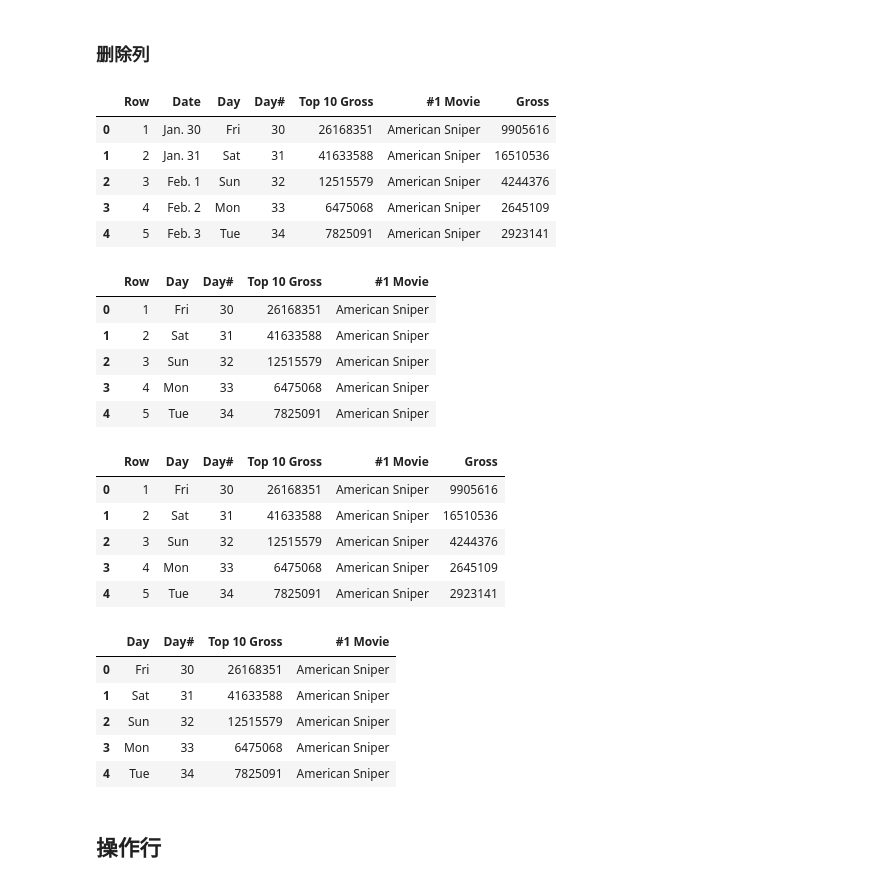
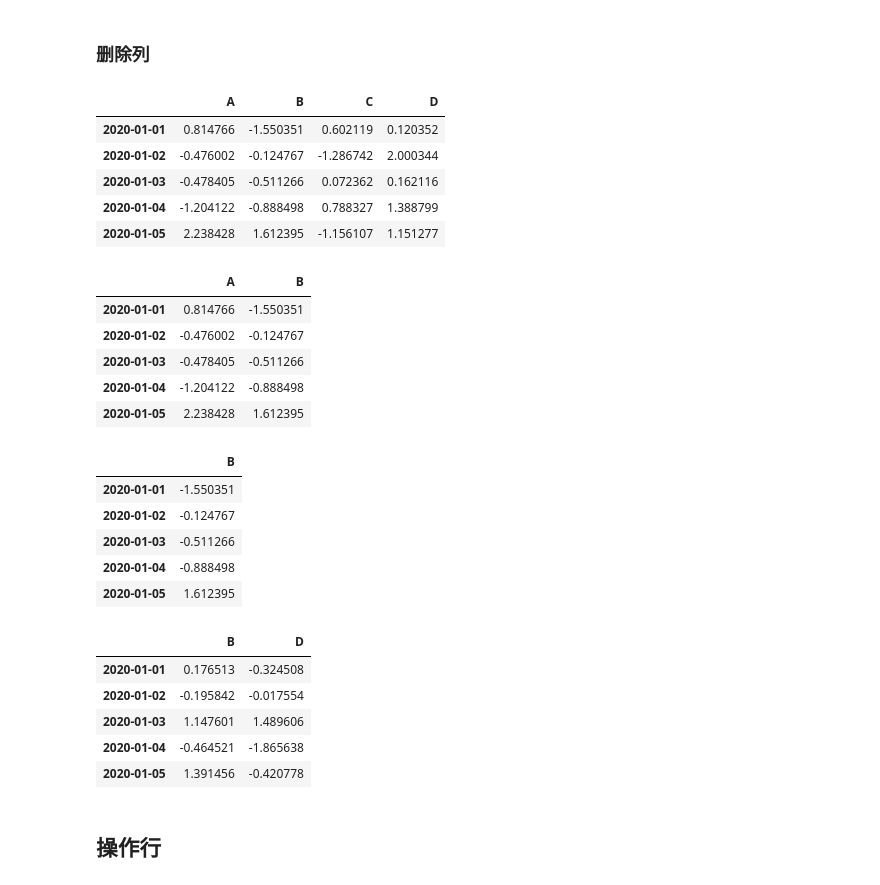
Before and after one commit to dormouse/notes, a Jupyter notebook: source/pandas/pandas_note.ipynb, the cells around one changed output. Drawn from its saved outputs; the diff is of its cells as text; code cells hidden in the pictures.

```diff
--- a/source/pandas/pandas_note.ipynb
+++ b/source/pandas/pandas_note.ipynb
@@ -1080,45 +1081,45 @@ df
 # %% [markdown]
 ### 删除列
 # %%
-df = get_movie_df()
+df = get_random_df()
 df.head()
 # %% [output]
-|  | Row | Date | Day | Day# | Top 10 Gross | #1 Movie | Gross |
-| 0 | 1 | Jan. 30 | Fri | 30 | 26168351 | American Sniper | 9905616 |
-| 1 | 2 | Jan. 31 | Sat | 31 | 41633588 | American Sniper | 16510536 |
-| 2 | 3 | Feb. 1 | Sun | 32 | 12515579 | American Sniper | 4244376 |
-| 3 | 4 | Feb. 2 | Mon | 33 | 6475068 | American Sniper | 2645109 |
-| 4 | 5 | Feb. 3 | Tue | 34 | 7825091 | American Sniper | 2923141 |
+|  | A | B | C | D |
+| 2020-01-01 | 0.814766 | -1.550351 | 0.602119 | 0.120352 |
+| 2020-01-02 | -0.476002 | -0.124767 | -1.286742 | 2.000344 |
+| 2020-01-03 | -0.478405 | -0.511266 | 0.072362 | 0.162116 |
+| 2020-01-04 | -1.204122 | -0.888498 | 0.788327 | 1.388799 |
+| 2020-01-05 | 2.238428 | 1.612395 | -1.156107 | 1.151277 |
 # %%
-df.drop(df[['Date', 'Gross']], axis=1, inplace=True)
+df.drop(df[['D', 'C']], axis=1, inplace=True)
 df.head()
 # %% [output]
-|  | Row | Day | Day# | Top 10 Gross | #1 Movie |
-| 0 | 1 | Fri | 30 | 26168351 | American Sniper |
-| 1 | 2 | Sat | 31 | 41633588 | American Sniper |
-| 2 | 3 | Sun | 32 | 12515579 | American Sniper |
-| 3 | 4 | Mon | 33 | 6475068 | American Sniper |
-| 4 | 5 | Tue | 34 | 7825091 | American Sniper |
+|  | A | B |
+| 2020-01-01 | 0.814766 | -1.550351 |
+| 2020-01-02 | -0.476002 | -0.124767 |
+| 2020-01-03 | -0.478405 | -0.511266 |
+| 2020-01-04 | -1.204122 | -0.888498 |
+| 2020-01-05 | 2.238428 | 1.612395 |
 # %%
-df = get_movie_df()
-del df['Date']
+del df['A']
 df.head()
 # %% [output]
-|  | Row | Day | Day# | Top 10 Gross | #1 Movie | Gross |
-| 0 | 1 | Fri | 30 | 26168351 | American Sniper | 9905616 |
-| 1 | 2 | Sat | 31 | 41633588 | American Sniper | 16510536 |
-| 2 | 3 | Sun | 32 | 12515579 | American Sniper | 4244376 |
-| 3 | 4 | Mon | 33 | 6475068 | American Sniper | 2645109 |
-| 4 | 5 | Tue | 34 | 7825091 | American Sniper | 2923141 |
+|  | B |
+| 2020-01-01 | -1.550351 |
+| 2020-01-02 | -0.124767 |
+| 2020-01-03 | -0.511266 |
+| 2020-01-04 | -0.888498 |
+| 2020-01-05 | 1.612395 |
 # %%
-df.drop(columns=['Row', 'Gross'], axis=1).head()
+df = get_random_df()
+df.drop(columns=['A', 'C'], axis=1).head()
 # %% [output]
-|  | Day | Day# | Top 10 Gross | #1 Movie |
-| 0 | Fri | 30 | 26168351 | American Sniper |
-| 1 | Sat | 31 | 41633588 | American Sniper |
-| 2 | Sun | 32 | 12515579 | American Sniper |
-| 3 | Mon | 33 | 6475068 | American Sniper |
-| 4 | Tue | 34 | 7825091 | American Sniper |
+|  | B | D |
+| 2020-01-01 | 0.176513 | -0.324508 |
+| 2020-01-02 | -0.195842 | -0.017554 |
+| 2020-01-03 | 1.147601 | 1.489606 |
+| 2020-01-04 | -0.464521 | -1.865638 |
+| 2020-01-05 | 1.391456 | -0.420778 |
 # %% [markdown]
 ## 操作行
 # %% [markdown]
```
Also changed, not shown: parts of 37 cells of this notebook.
